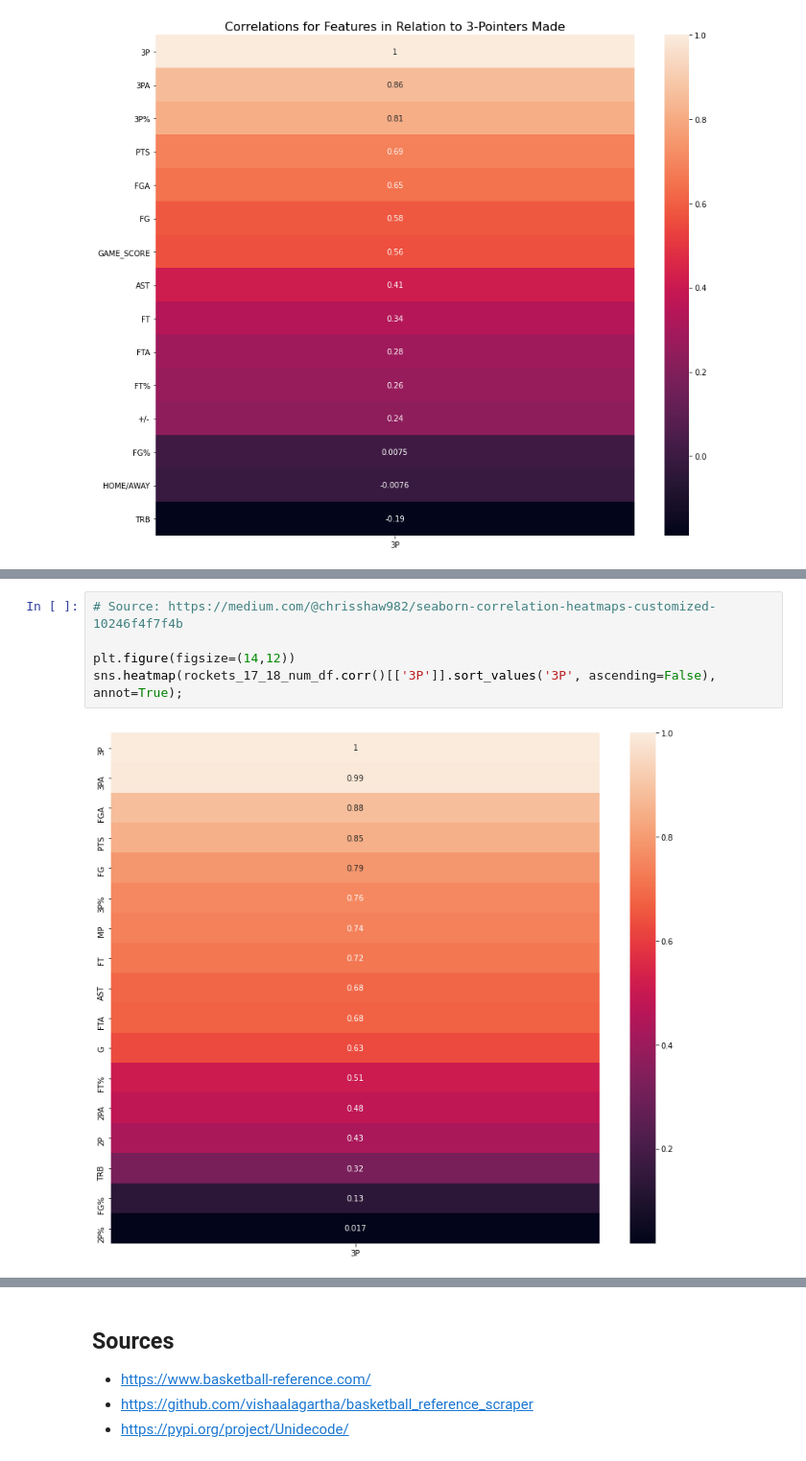
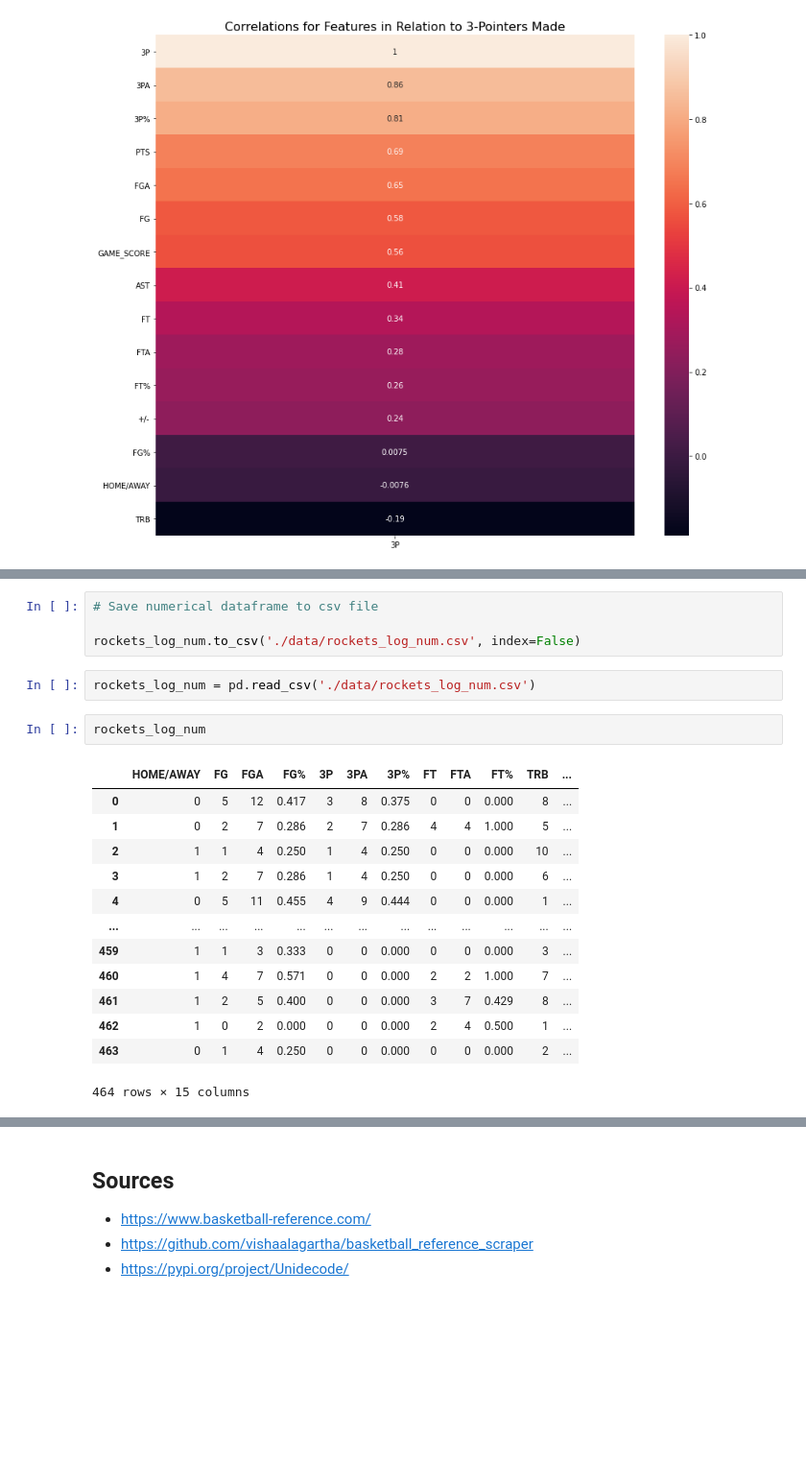
Before and after one commit to david-cq/Capstone, a Jupyter notebook: 01-Scraping_&_EDA.ipynb, the cells around one changed output, grey strips where cells are left out. Shown at 96% size. Cells and saved outputs as stored; diff of their text form; blank space fills up the shorter version.

```diff
--- a/01-Scraping_&_EDA.ipynb
+++ b/01-Scraping_&_EDA.ipynb
@@ -766,7 +548,22 @@ sns.heatmap(rockets_17_18_num_df.corr())
-# %%
-# Source: https://medium.com/@chrisshaw982/seaborn-correlation-heatmaps-customized-10246f4f7f4b
-
-plt.figure(figsize=(14,12))
-sns.heatmap(rockets_17_18_num_df.corr()[['3P']].sort_values('3P', ascending=False), annot=True);
-# %% [output]
-[figure, removed]
+# %%
+# Save numerical dataframe to csv file
+
+rockets_log_num.to_csv('./data/rockets_log_num.csv', index=False)
+# %%
+rockets_log_num = pd.read_csv('./data/rockets_log_num.csv')
+# %%
+rockets_log_num
+# %% [output]
+|  | HOME/AWAY | FG | FGA | FG% | 3P | 3PA | 3P% | FT | FTA | FT% | TRB | ... |
+| 0 | 0 | 5 | 12 | 0.417 | 3 | 8 | 0.375 | 0 | 0 | 0.000 | 8 | ... |
+| 1 | 0 | 2 | 7 | 0.286 | 2 | 7 | 0.286 | 4 | 4 | 1.000 | 5 | ... |
+| 2 | 1 | 1 | 4 | 0.250 | 1 | 4 | 0.250 | 0 | 0 | 0.000 | 10 | ... |
+| 3 | 1 | 2 | 7 | 0.286 | 1 | 4 | 0.250 | 0 | 0 | 0.000 | 6 | ... |
+| 4 | 0 | 5 | 11 | 0.455 | 4 | 9 | 0.444 | 0 | 0 | 0.000 | 1 | ... |
+| ... | ... | ... | ... | ... | ... | ... | ... | ... | ... | ... | ... | ... |
+| 459 | 1 | 1 | 3 | 0.333 | 0 | 0 | 0.000 | 0 | 0 | 0.000 | 3 | ... |
+| 460 | 1 | 4 | 7 | 0.571 | 0 | 0 | 0.000 | 2 | 2 | 1.000 | 7 | ... |
+| 461 | 1 | 2 | 5 | 0.400 | 0 | 0 | 0.000 | 3 | 7 | 0.429 | 8 | ... |
+| 462 | 1 | 0 | 2 | 0.000 | 0 | 0 | 0.000 | 2 | 4 | 0.500 | 1 | ... |
+| 463 | 0 | 1 | 4 | 0.250 | 0 | 0 | 0.000 | 0 | 0 | 0.000 | 2 | ... |
+464 rows × 15 columns
```
Also changed, not shown: parts of 60 cells of this notebook, 6 other files.
